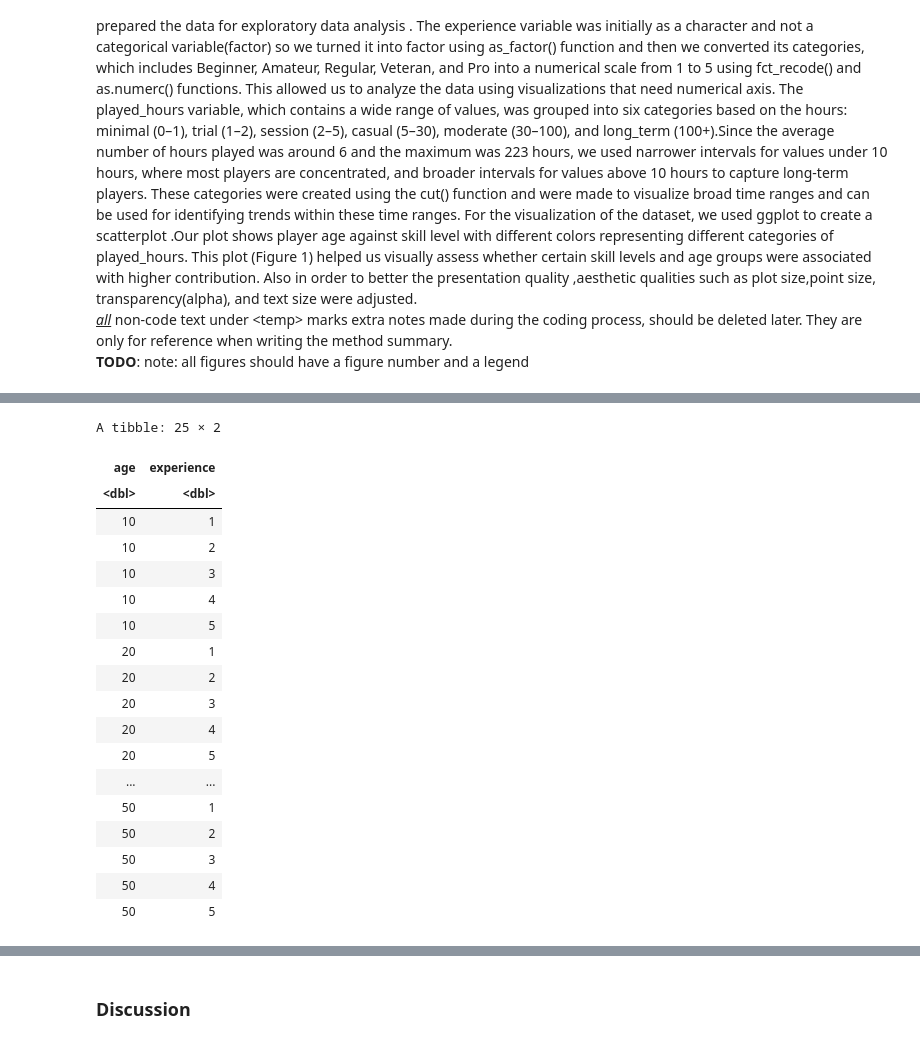
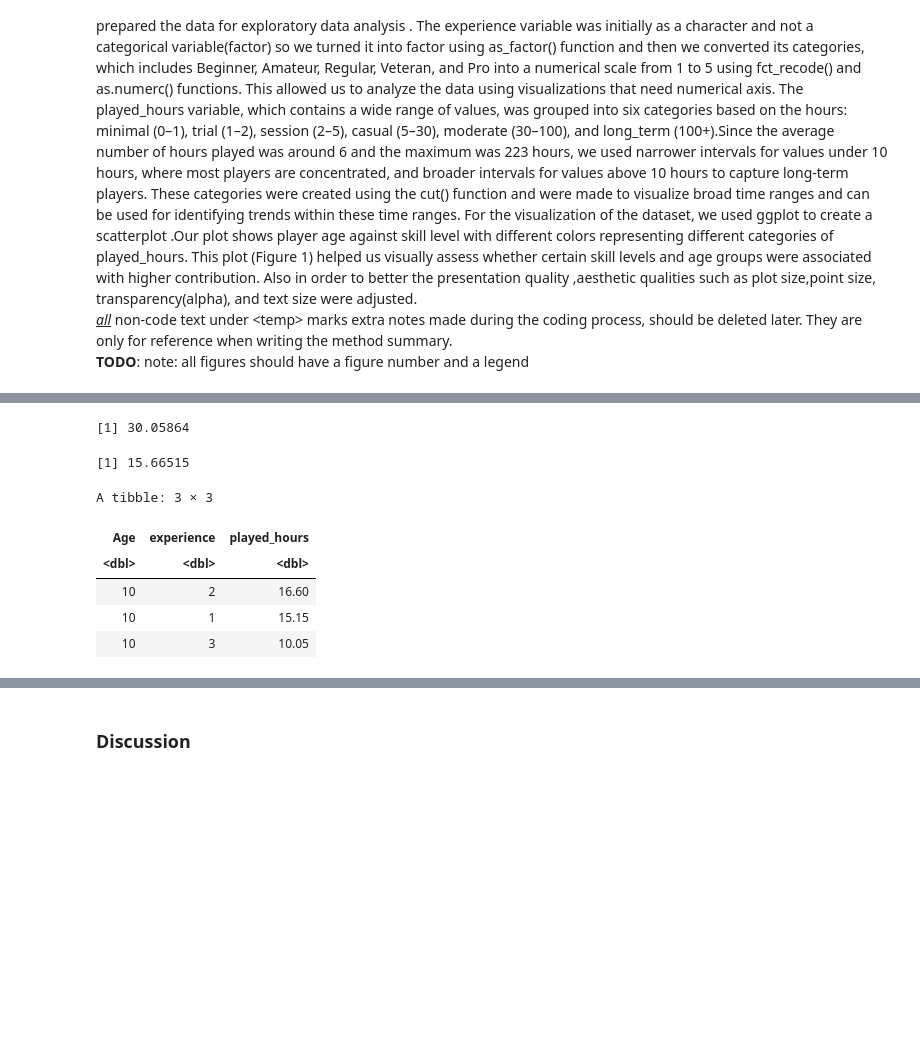
Before and after one commit to Jaye136/DSCI-100-project, a Jupyter notebook: project_version0.ipynb, the cells around one changed output, grey strips where cells are left out. Saved outputs shown, nothing was run; the diff lists cells and outputs as text; code cells hidden in the pictures; blank space fills up the shorter version.

```diff
--- a/project_version0.ipynb
+++ b/project_version0.ipynb
@@ -124,25 +131,3 @@ note:If the colors of some points on Figure 1 look weird, it is because of the o
-# %%
-tibble(age=c(10,10,10,10,10,20,20,20,20,20,30,30,30,30,30,40,40,40,40,40,50,50,50,50,50) , experience=c(1,2,3,4,5,1,2,3,4,5,1,2,3,4,5,1,2,3,4,5,1,2,3,4,5))
-# %% [output]
-A tibble: 25 × 2
-| age | experience |
-| <dbl> | <dbl> |
-| 10 | 1 |
-| 10 | 2 |
-| 10 | 3 |
-| 10 | 4 |
-| 10 | 5 |
-| 20 | 1 |
-| 20 | 2 |
-| 20 | 3 |
-| 20 | 4 |
-| 20 | 5 |
-| ... | ... |
-| 50 | 1 |
-| 50 | 2 |
-| 50 | 3 |
-| 50 | 4 |
-| 50 | 5 |
 # %%
 # perform data analysis
 # <temp>
@@ -153,2 +174,59 @@ A tibble: 25 × 2
+# %%
+# finding error
+plyr_spec <- nearest_neighbor(weight_func = "rectangular", neighbors = plyr_k_fitflow) |>
+set_mode("regression") |>
+set_engine("kknn")
+
+plyr_fitflow <- workflow() |>
+add_recipe(plyr_recipe) |>
+add_model(plyr_spec) |>
+fit(plyr_train)
+
+# RMSE
+plyr_rmse <- plyr_fitflow |>
+predict(plyr_train) |>
+bind_cols(plyr_train) |>
+metrics(truth = played_hours, estimate = .pred) |>
+filter(.metric == "rmse") |>
+pull(.estimate)
+
+plyr_rmse
+
+# RMSPE
+plyr_rmspe <- plyr_fitflow |>
+predict(plyr_test) |>
+bind_cols(plyr_test) |>
+metrics(truth = played_hours, estimate = .pred) |>
+filter(.metric == "rmse") |>
+pull(.estimate)
+
+plyr_rmspe
+
+# using the model to predict the playtime per demographic (based on age and experience)
+player_demographics <- tibble(Age = c(10,10,10,10,10, 20,20,20,20,20, 30,30,30,30,30, 40,40,40,40,40, 50,50,50,50,50),
+                              experience = c(1,2,3,4,5, 1,2,3,4,5, 1,2,3,4,5, 1,2,3,4,5, 1,2,3,4,5))
+
+pred_demographic_playtime <- plyr_fitflow |>
+predict(player_demographics) |>
+bind_cols(player_demographics) |>
+mutate(played_hours = .pred) |> select(-.pred)
+
+# what demographic has the highest playtime/gives the most data?
+most_play <- pred_demographic_playtime |>
+slice_max(played_hours, n = 3)
+most_play
+
+# <pred>
+# when grouped into age groups by 10 years, 10 year olds at an amateur level provide the most data
+# the predicted played hours per demographic have an rmspe of 15.66 and an rmse of 30.06
+# %% [output]
+[1] 30.05864
+[1] 15.66515
+A tibble: 3 × 3
+| Age | experience | played_hours |
+| <dbl> | <dbl> | <dbl> |
+| 10 | 2 | 16.60 |
+| 10 | 1 | 15.15 |
+| 10 | 3 | 10.05 |
 # %%
 # visualise the data analysis
```
Also changed, not shown: parts of 5 cells of this notebook.
